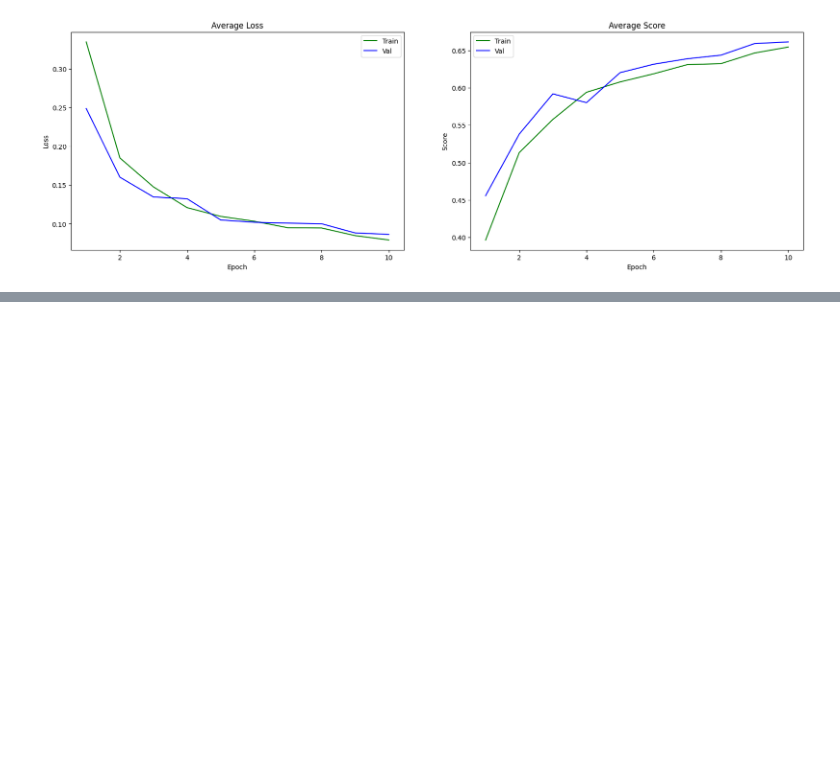
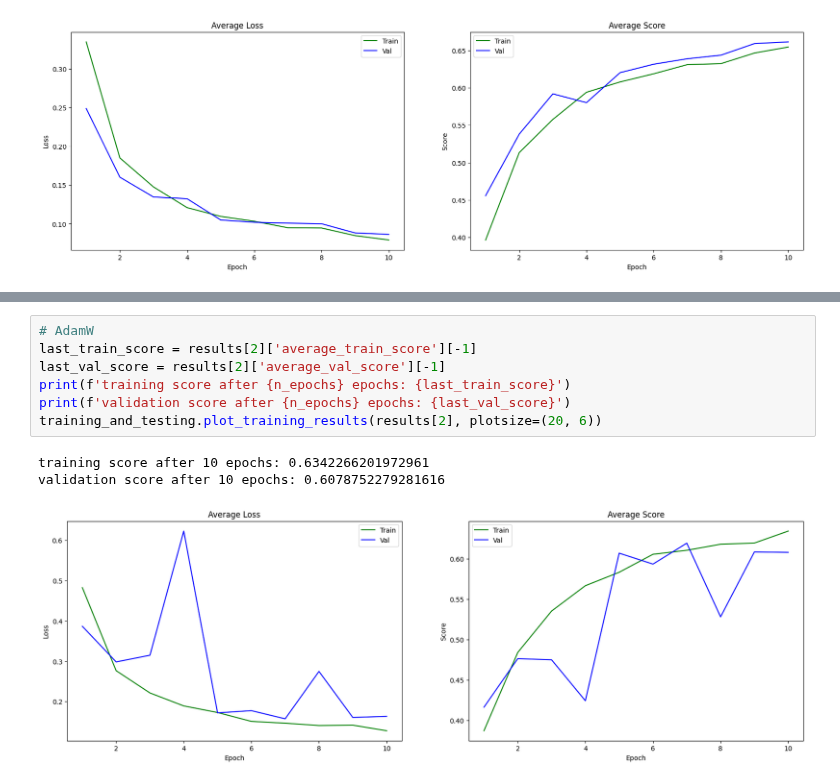
Before and after one commit to mrcmich/deep-seasonal-color-analysis-system, a Jupyter notebook: hyperparameter_tuning_FastSCNN.ipynb, the cells around one changed output, grey strips where cells are left out. Cells and saved outputs as stored; diff of their text form; blank space fills up the shorter version.

```diff
--- a/hyperparameter_tuning_FastSCNN.ipynb
+++ b/hyperparameter_tuning_FastSCNN.ipynb
@@ -157,3 +195,14 @@ for i, optimizer in enumerate(optimizer_candidates):
+# %%
+# AdamW
+last_train_score = results[2]['average_train_score'][-1]
+last_val_score = results[2]['average_val_score'][-1]
+print(f'training score after {n_epochs} epochs: {last_train_score}')
+print(f'validation score after {n_epochs} epochs: {last_val_score}')
+training_and_testing.plot_training_results(results[2], plotsize=(20, 6))
+# %% [output]
+training score after 10 epochs: 0.6342266201972961
+validation score after 10 epochs: 0.6078752279281616
+[figure, added]
 # %%
 # === selecting best LR scheduler ===
 
```
Also changed, not shown: parts of 8 cells of this notebook.
